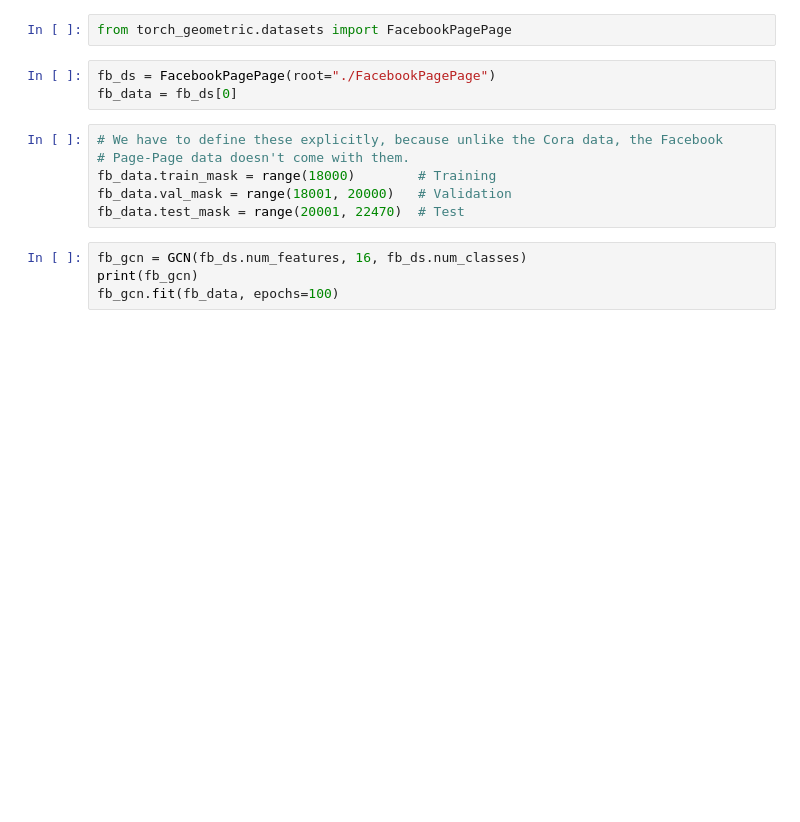
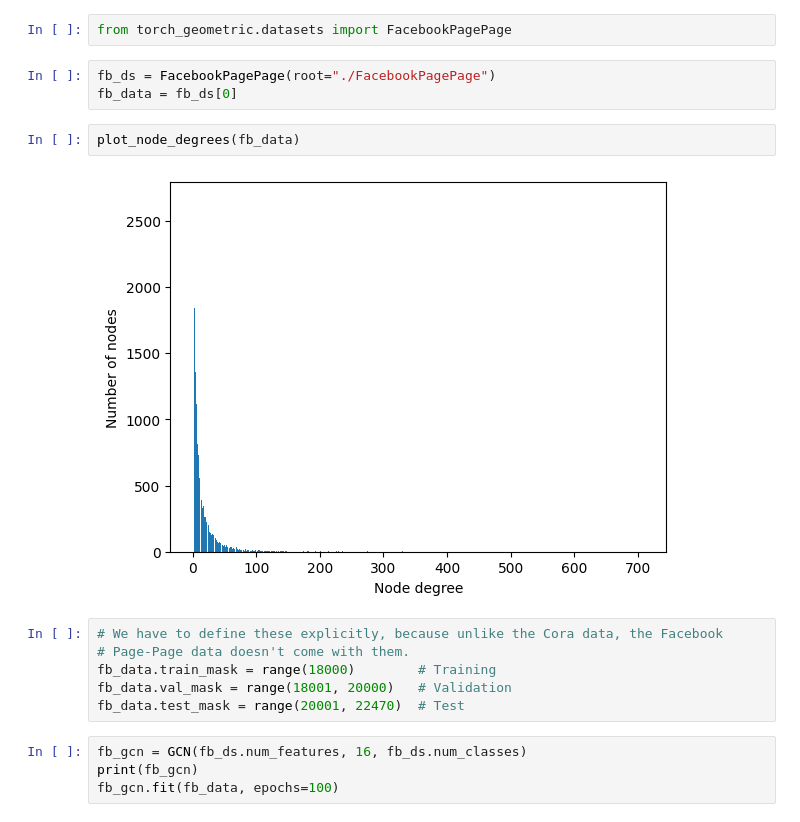
Before and after one commit to williewheeler/gnn-demos, a Jupyter notebook: 06-GCN.ipynb, the cells around one changed output. Cells and saved outputs as stored; diff of their text form; blank space fills up the shorter version.

```diff
--- a/06-GCN.ipynb
+++ b/06-GCN.ipynb
@@ -200,6 +219,10 @@ from torch_geometric.datasets import FacebookPagePage
 # %%
 fb_ds = FacebookPagePage(root="./FacebookPagePage")
 fb_data = fb_ds[0]
+# %%
+plot_node_degrees(fb_data)
+# %% [output]
+[figure, added]
 # %%
 # We have to define these explicitly, because unlike the Cora data, the Facebook
 # Page-Page data doesn't come with them.
```
Also changed, not shown: parts of 34 cells of this notebook, 28 other files.
